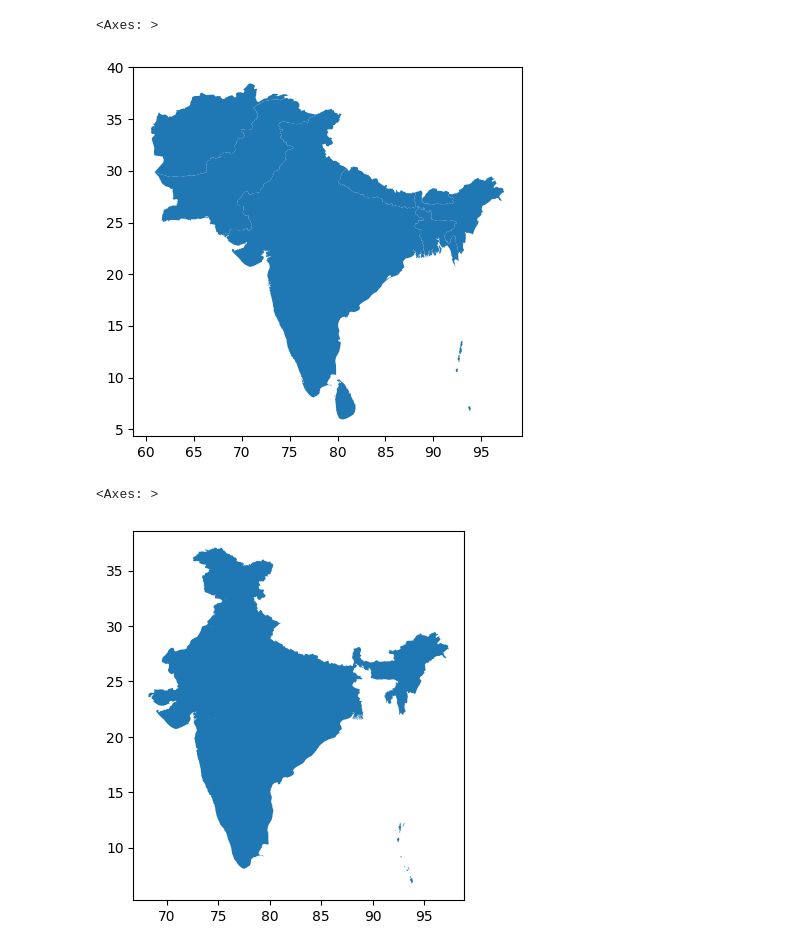
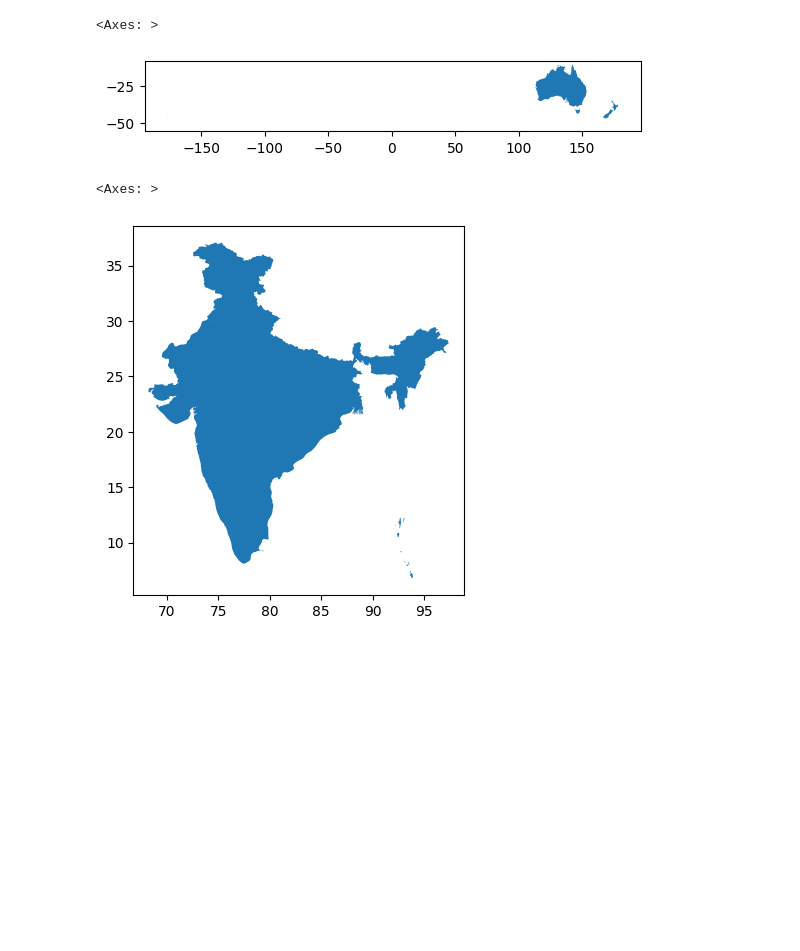
Before and after one commit to urbanemissionsinfo/AQNEST, a Jupyter notebook: CutRasters.ipynb, the cells around one changed output. Cells and saved outputs as stored; diff of their text form; code cells hidden in the pictures; blank space fills up the shorter version.

Commit message:
ADD USA Canada Eurpe Australia

```diff
--- a/CutRasters.ipynb
+++ b/CutRasters.ipynb
@@ -37,9 +37,9 @@ Input file size is 9589, 8659
 0...10...20...30...40...50...60...70...80...90...100 - done.
 # %%
-boundary = gpd.read_file('data/world_adm0/adm0_asia_south.shp')
+boundary = gpd.read_file('data/world_adm0_batch2/adm0_australia.shp')
 boundary = boundary.set_crs("EPSG:4326")
-#boundary = boundary.simplify(0.01)
+boundary = boundary.simplify(0.01)
 boundary.plot()
 # %% [output]
 <Axes: >
-[figure, old version]
+[figure, new version]
```
Also changed, not shown: parts of 3 cells of this notebook, 45 other files.
